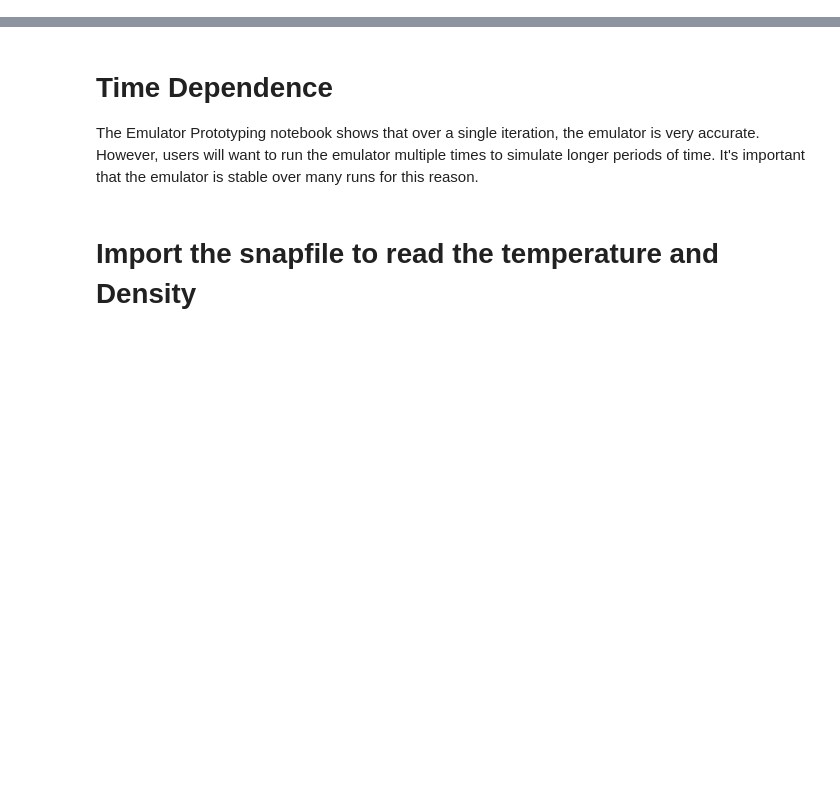
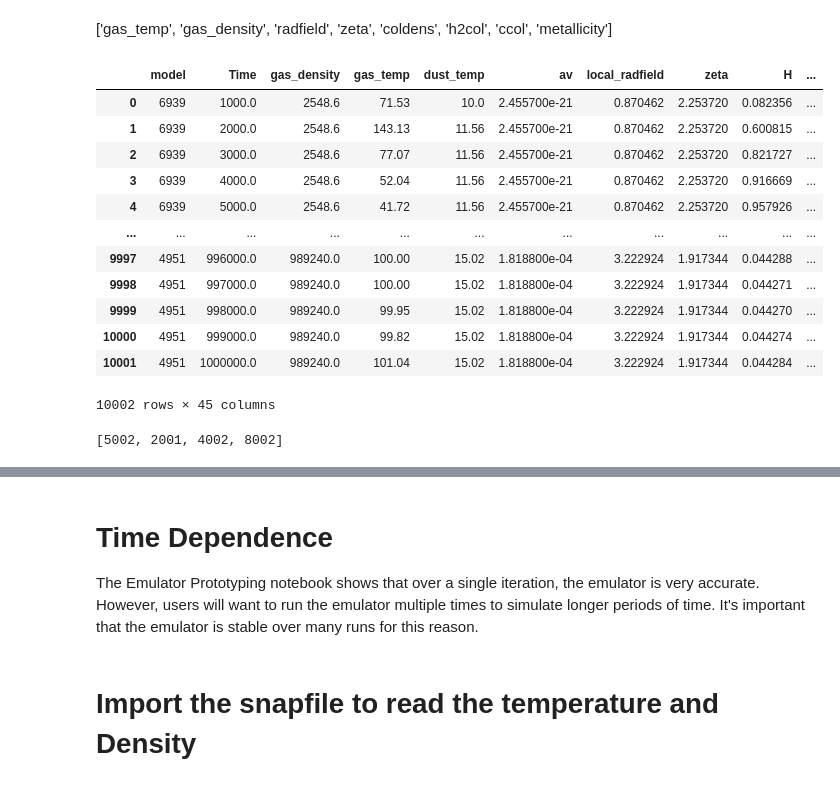
Before and after one commit to JuanDDiosRojas/LEAPS-2023, a Jupyter notebook: Gizmo_Chemulator-main/Notebooks/2 - Time Depedent Chemistry.ipynb, the cells around one changed output, grey strips where cells are left out. Cells and saved outputs as stored; diff of their text form; code cells hidden in the pictures; blank space fills up the shorter version.

```diff
--- a/Gizmo_Chemulator-main/Notebooks/2 - Time Depedent Chemistry.ipynb
+++ b/Gizmo_Chemulator-main/Notebooks/2 - Time Depedent Chemistry.ipynb
@@ -18,0 +57,25 @@ from snapshot_functions import get_elemental_abundances
+# %% [markdown]
+['gas_temp',
+ 'gas_density',
+ 'radfield',
+ 'zeta',
+ 'coldens',
+ 'h2col',
+ 'ccol',
+ 'metallicity']
+# %%
+data.rename(columns={'radfield':  'local_radfield'})
+# %% [output]
+|  | model | Time | gas_density | gas_temp | dust_temp | av | local_radfield | zeta | H | ... |
+| 0 | 6939 | 1000.0 | 2548.6 | 71.53 | 10.0 | 2.455700e-21 | 0.870462 | 2.253720 | 0.082356 | ... |
+| 1 | 6939 | 2000.0 | 2548.6 | 143.13 | 11.56 | 2.455700e-21 | 0.870462 | 2.253720 | 0.600815 | ... |
+| 2 | 6939 | 3000.0 | 2548.6 | 77.07 | 11.56 | 2.455700e-21 | 0.870462 | 2.253720 | 0.821727 | ... |
+| 3 | 6939 | 4000.0 | 2548.6 | 52.04 | 11.56 | 2.455700e-21 | 0.870462 | 2.253720 | 0.916669 | ... |
+| 4 | 6939 | 5000.0 | 2548.6 | 41.72 | 11.56 | 2.455700e-21 | 0.870462 | 2.253720 | 0.957926 | ... |
+| ... | ... | ... | ... | ... | ... | ... | ... | ... | ... | ... |
+| 9997 | 4951 | 996000.0 | 989240.0 | 100.00 | 15.02 | 1.818800e-04 | 3.222924 | 1.917344 | 0.044288 | ... |
+| 9998 | 4951 | 997000.0 | 989240.0 | 100.00 | 15.02 | 1.818800e-04 | 3.222924 | 1.917344 | 0.044271 | ... |
+| 9999 | 4951 | 998000.0 | 989240.0 | 99.95 | 15.02 | 1.818800e-04 | 3.222924 | 1.917344 | 0.044270 | ... |
+| 10000 | 4951 | 999000.0 | 989240.0 | 99.82 | 15.02 | 1.818800e-04 | 3.222924 | 1.917344 | 0.044274 | ... |
+| 10001 | 4951 | 1000000.0 | 989240.0 | 101.04 | 15.02 | 1.818800e-04 | 3.222924 | 1.917344 | 0.044284 | ... |
+10002 rows × 45 columns
@@ -18,0 +95,4 @@ from snapshot_functions import get_elemental_abundances
+# %%
+models
+# %% [output]
+[5002, 2001, 4002, 8002]
```
Also changed, not shown: parts of 20 cells of this notebook, 1 other file.
